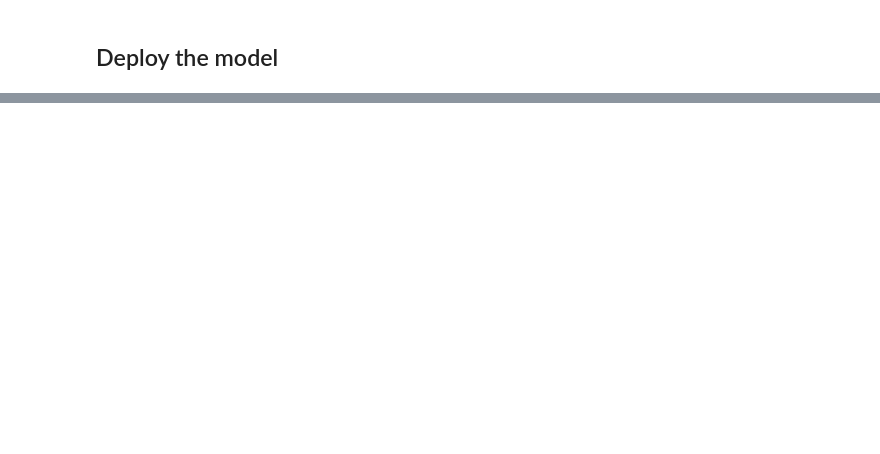
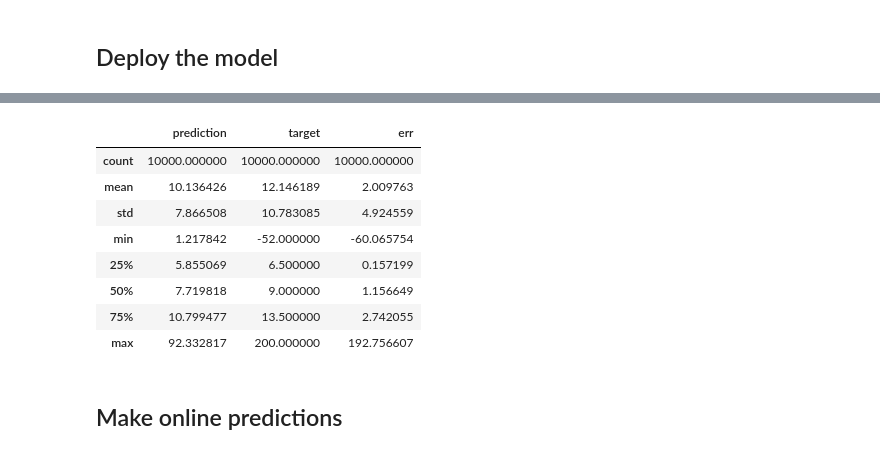
Before and after one commit to doitintl/ML-on-Cloud-Examples, a Jupyter notebook: SageMaker/taxi_fare_prediction.ipynb, the cells around one changed output, grey strips where cells are left out. Saved outputs shown, nothing was run; the diff lists cells and outputs as text; code cells hidden in the pictures; blank space fills up the shorter version.

```diff
--- a/SageMaker/taxi_fare_prediction.ipynb
+++ b/SageMaker/taxi_fare_prediction.ipynb
@@ -296,3 +318,17 @@ To deploy the model we move to the Amazon Sagemaker console and perform the foll
+# %%
+df_val.describe()
+# %% [output]
+|  | prediction | target | err |
+| count | 10000.000000 | 10000.000000 | 10000.000000 |
+| mean | 10.136426 | 12.146189 | 2.009763 |
+| std | 7.866508 | 10.783085 | 4.924559 |
+| min | 1.217842 | -52.000000 | -60.065754 |
+| 25% | 5.855069 | 6.500000 | 0.157199 |
+| 50% | 7.719818 | 9.000000 | 1.156649 |
+| 75% | 10.799477 | 13.500000 | 2.742055 |
+| max | 92.332817 | 200.000000 | 192.756607 |
+# %% [markdown]
+## Make online predictions
 # %%
 import ast
 # %%
```
Also changed, not shown: parts of 35 cells of this notebook.
